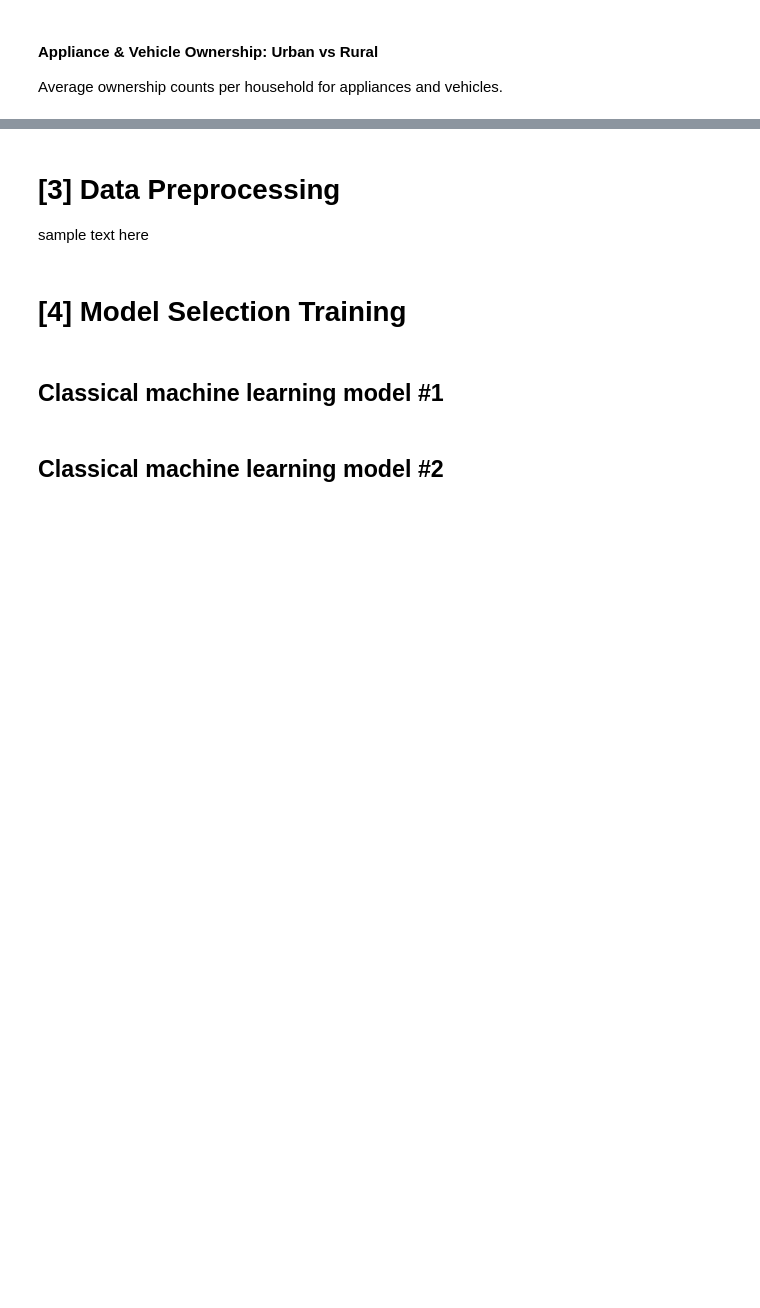
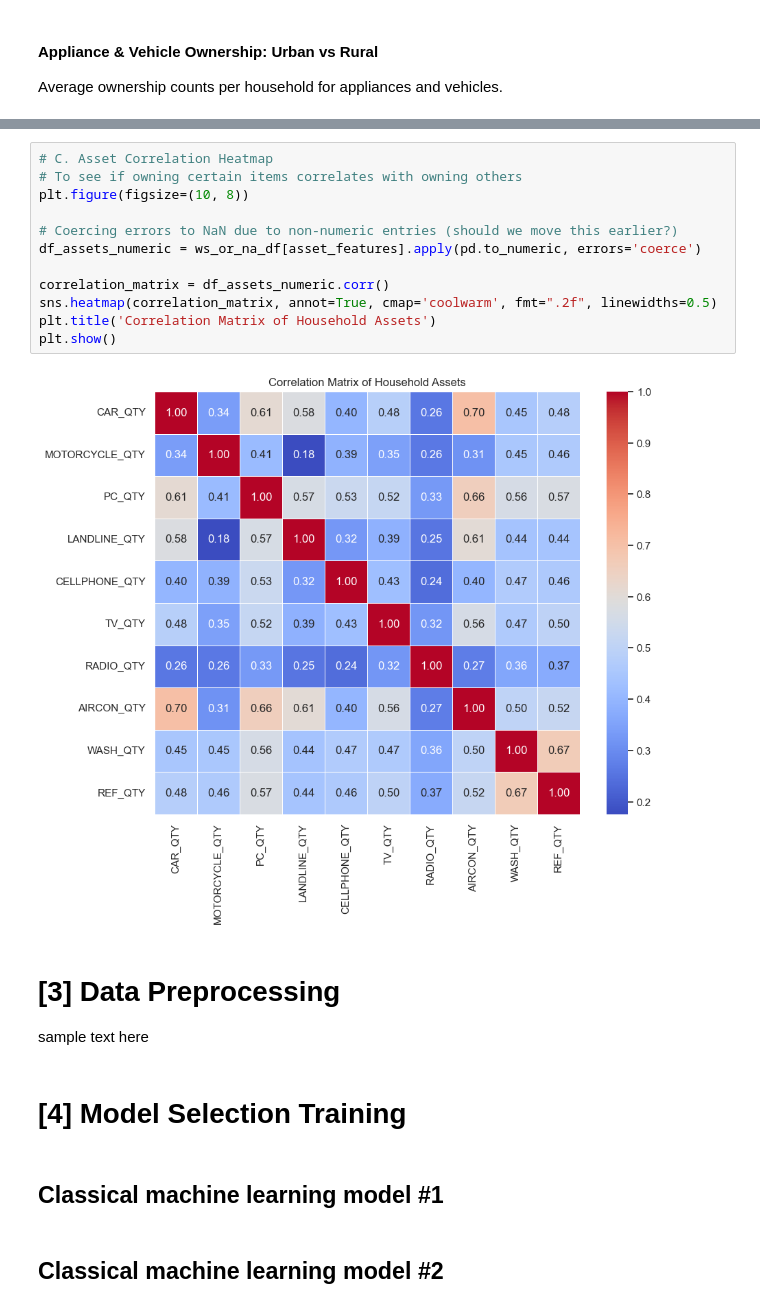
Before and after one commit to NebulaRojo9/STINTSY-MCO, a Jupyter notebook: Group2_nb.ipynb, the cells around one changed output, grey strips where cells are left out. Saved outputs shown, nothing was run; the diff lists cells and outputs as text; blank space fills up the shorter version.

```diff
--- a/Group2_nb.ipynb
+++ b/Group2_nb.ipynb
@@ -417,3 +523,17 @@ plt.tight_layout(); plt.show()
+# %%
+# C. Asset Correlation Heatmap
+# To see if owning certain items correlates with owning others
+plt.figure(figsize=(10, 8))
+
+# Coercing errors to NaN due to non-numeric entries (should we move this earlier?)
+df_assets_numeric = ws_or_na_df[asset_features].apply(pd.to_numeric, errors='coerce')
+
+correlation_matrix = df_assets_numeric.corr()
+sns.heatmap(correlation_matrix, annot=True, cmap='coolwarm', fmt=".2f", linewidths=0.5)
+plt.title('Correlation Matrix of Household Assets')
+plt.show()
+# %% [output]
+[figure, added]
 # %% [markdown]
 # **[3]** Data Preprocessing
 sample text here
```
Also changed, not shown: parts of 18 cells of this notebook.
